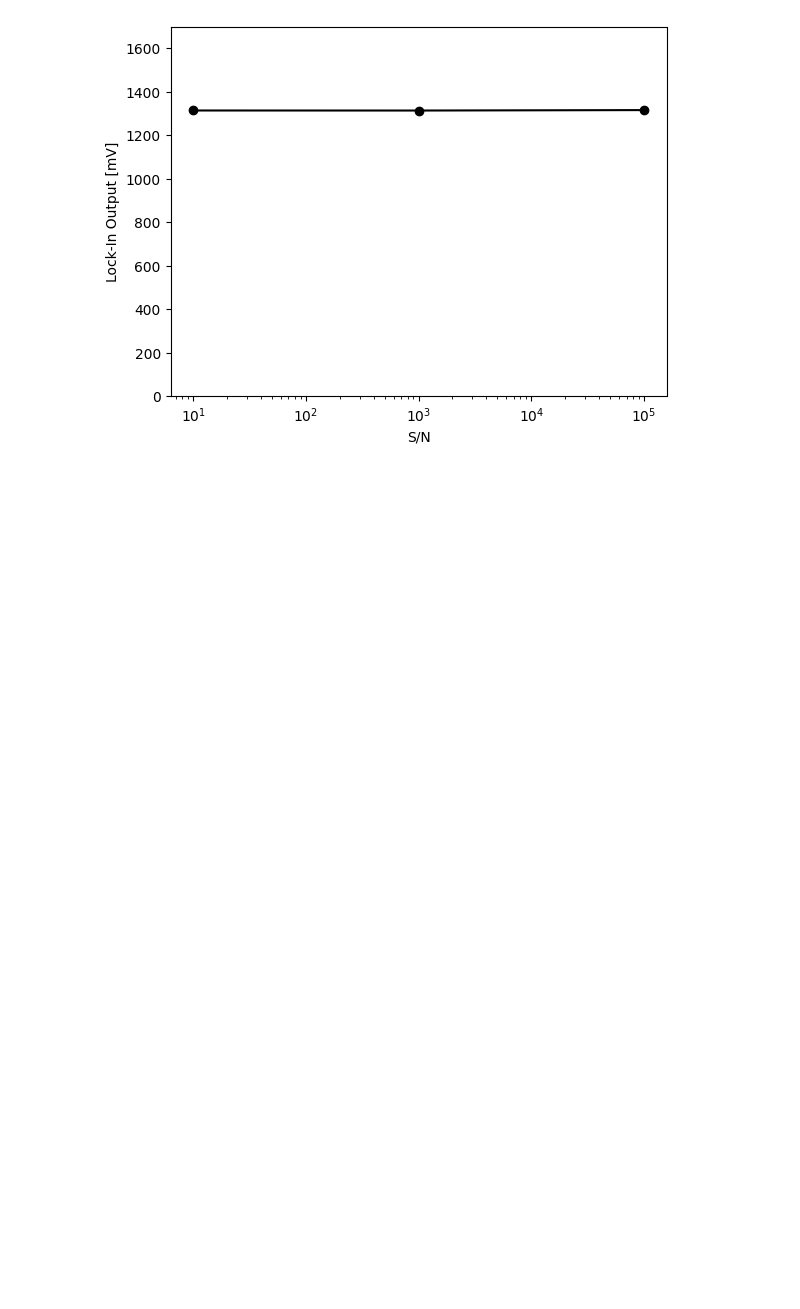
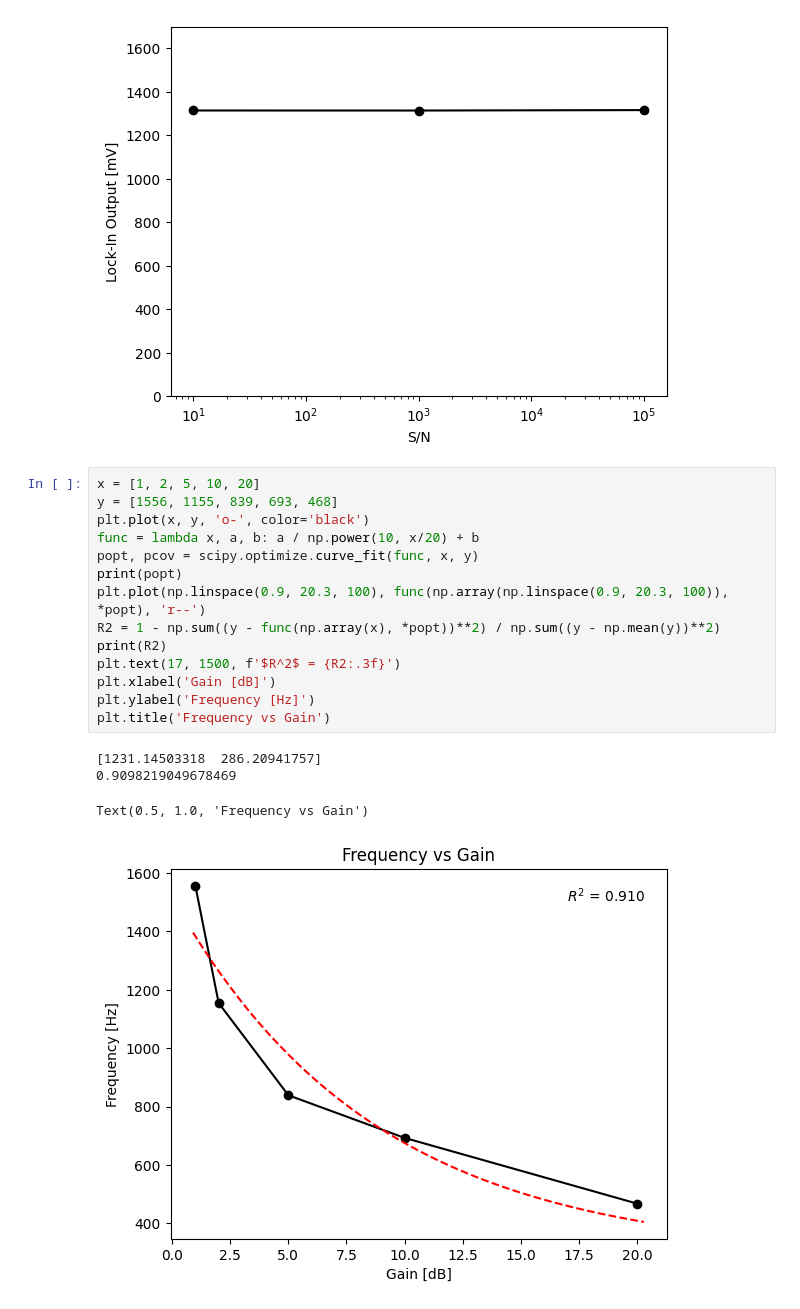
Before and after one commit to IntermidiatePhysicsExperiment/LockInHall, a Jupyter notebook: EDA/04_TaskB-2.ipynb, the cells around one changed output. Cells and saved outputs as stored; diff of their text form; blank space fills up the shorter version.

```diff
--- a/EDA/04_TaskB-2.ipynb
+++ b/EDA/04_TaskB-2.ipynb
@@ -159,3 +161,22 @@ plt.ylabel('Lock-In Output [mV]')
 plt.savefig('outputs/B-2/amp.png')
 # %% [output]
 [figure]
+# %%
+x = [1, 2, 5, 10, 20]
+y = [1556, 1155, 839, 693, 468]
+plt.plot(x, y, 'o-', color='black')
+func = lambda x, a, b: a / np.power(10, x/20) + b
+popt, pcov = scipy.optimize.curve_fit(func, x, y)
+print(popt)
+plt.plot(np.linspace(0.9, 20.3, 100), func(np.array(np.linspace(0.9, 20.3, 100)), *popt), 'r--')
+R2 = 1 - np.sum((y - func(np.array(x), *popt))**2) / np.sum((y - np.mean(y))**2)
+print(R2)
+plt.text(17, 1500, f'$R^2$ = {R2:.3f}')
+plt.xlabel('Gain [dB]')
+plt.ylabel('Frequency [Hz]')
+plt.title('Frequency vs Gain')
+# %% [output]
+[1231.14503318  286.20941757]
+0.9098219049678469
+Text(0.5, 1.0, 'Frequency vs Gain')
+[figure, added]
```
Also changed, not shown: parts of 2 cells of this notebook, 59 other files.
